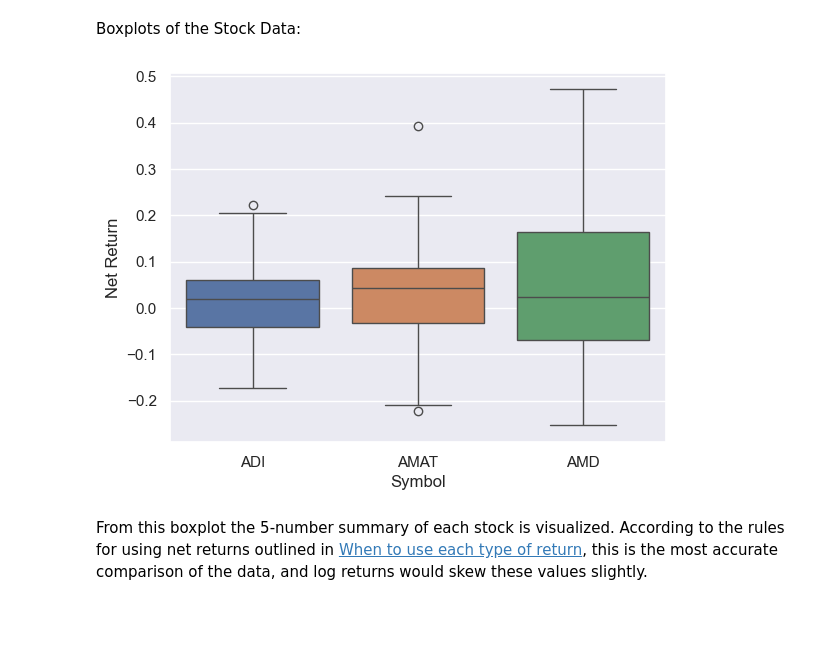
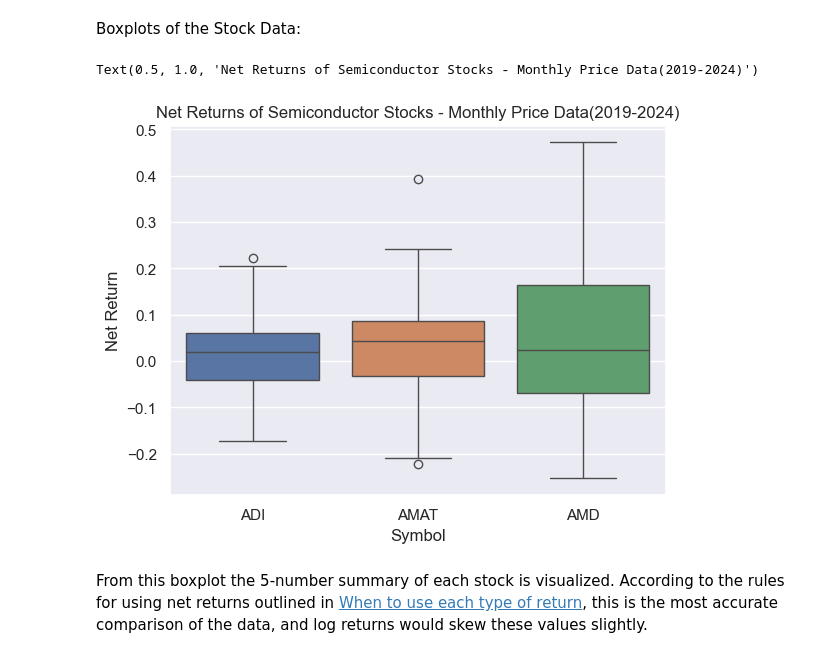
Before and after one commit to dBCooper2/pythonic-finance, a Jupyter notebook: notebooks/financial_data/returns_textbook_notes.ipynb, the cells around one changed output. Drawn from its saved outputs; the diff is of its cells as text; code cells hidden in the pictures; blank space fills up the shorter version.

```diff
--- a/notebooks/financial_data/returns_textbook_notes.ipynb
+++ b/notebooks/financial_data/returns_textbook_notes.ipynb
@@ -325,8 +327,10 @@ net_return_df_melted = net_return_df.melt(var_name='Symbol', value_name='Net Ret
 Boxplots of the Stock Data:
 # %%
 plot = sns.boxplot(x='Symbol', y ='Net Return', hue='Symbol', data=net_return_df_melted)
+plot.set_title('Net Returns of Semiconductor Stocks - Monthly Price Data(2019-2024)')
 # %% [output]
+Text(0.5, 1.0, 'Net Returns of Semiconductor Stocks - Monthly Price Data(2019-2024)')
-[figure, old version]
+[figure, new version]
 # %% [markdown]
 From this boxplot the 5-number summary of each stock is visualized. According to the rules for using net returns outlined in [When to use each type of return](#when-to-use-each-type-of-return), this is the most accurate comparison of the data, and log returns would skew these values slightly.
 # %% [markdown]
```
Also changed, not shown: parts of 7 cells of this notebook, 13 other files.
